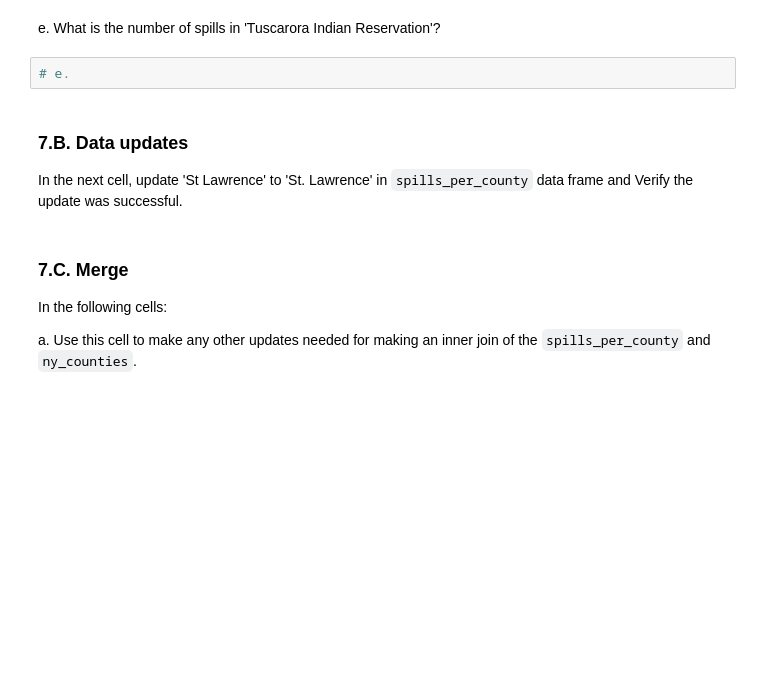
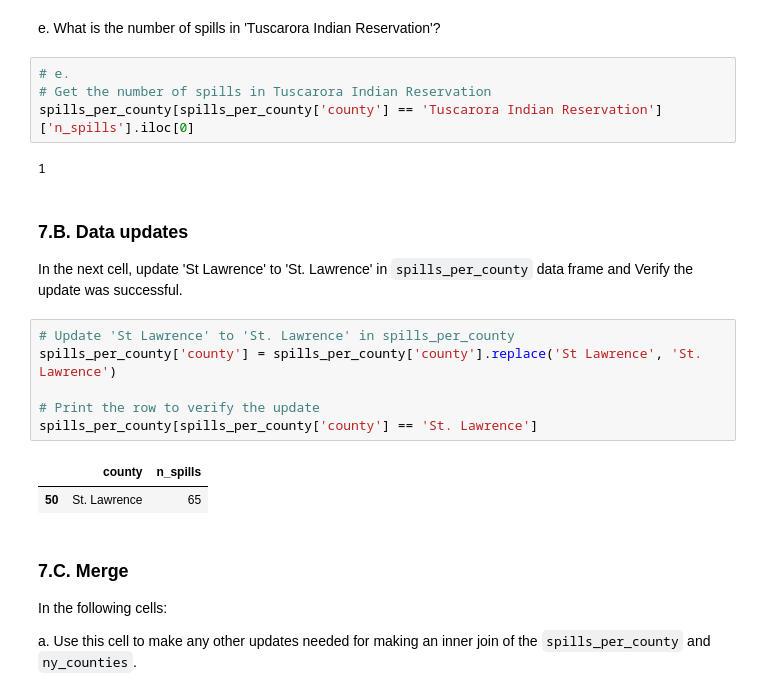
Before and after one commit to hylaea-miller/eds220-hwk3, a Jupyter notebook: hwk3-task1-spills.ipynb, the cells around one changed output. Drawn from its saved outputs; the diff is of its cells as text; blank space fills up the shorter version.

```diff
--- a/hwk3-task1-spills.ipynb
+++ b/hwk3-task1-spills.ipynb
@@ -419,10 +445,23 @@ grader.check("7Ad")
 e. What is the number of spills in 'Tuscarora Indian Reservation'?
 # %%
 # e.
+# Get the number of spills in Tuscarora Indian Reservation
+spills_per_county[spills_per_county['county'] == 'Tuscarora Indian Reservation']['n_spills'].iloc[0]
+# %% [output]
+1
 # %% [markdown]
 ### 7.B. Data updates
 
 In the next cell, update 'St Lawrence' to 'St. Lawrence' in `spills_per_county` data frame and Verify the update was successful.
+# %%
+# Update 'St Lawrence' to 'St. Lawrence' in spills_per_county
+spills_per_county['county'] = spills_per_county['county'].replace('St Lawrence', 'St. Lawrence')
+
+# Print the row to verify the update
+spills_per_county[spills_per_county['county'] == 'St. Lawrence']
+# %% [output]
+|  | county | n_spills |
+| 50 | St. Lawrence | 65 |
 # %% [markdown]
 ### 7.C. Merge
 
```
Also changed, not shown: parts of 16 cells of this notebook.
